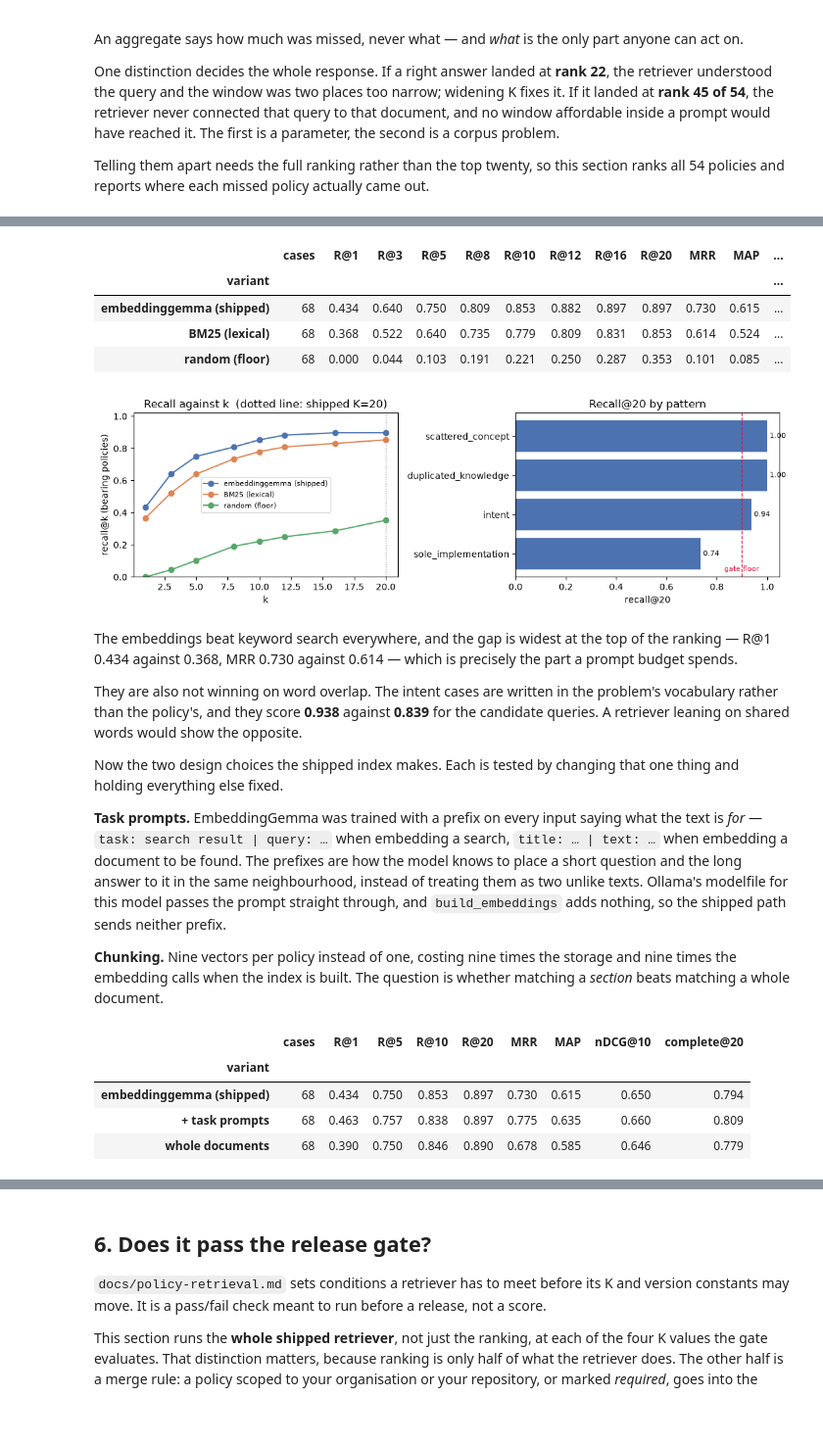
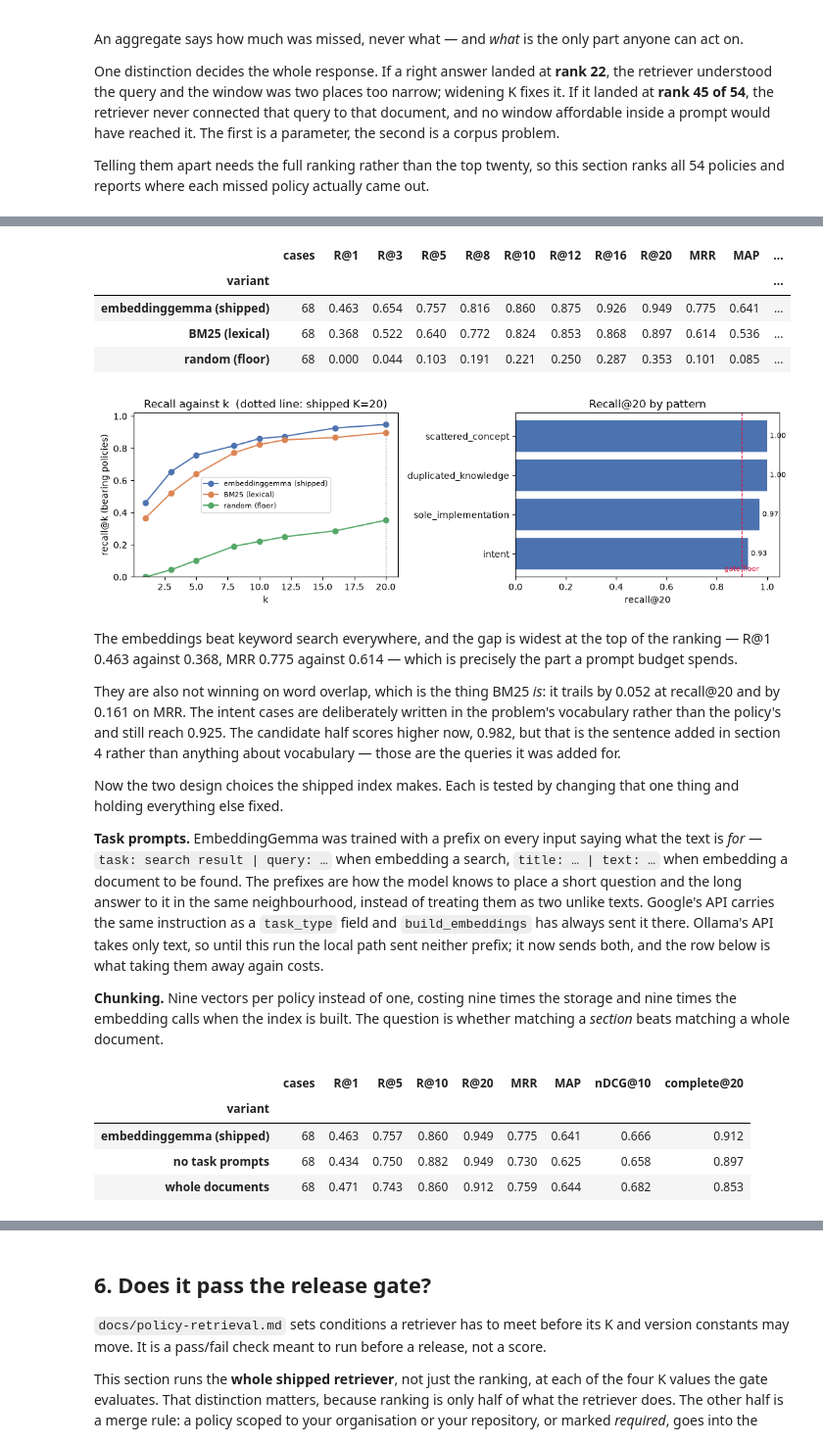
Before and after one commit to Furkan-rgb/arch_compass, a Jupyter notebook: evaluation/retrieval-evaluation.ipynb, the cells around one changed output, grey strips where cells are left out. Shown at 98% size. Saved outputs shown, nothing was run; the diff lists cells and outputs as text; code cells hidden in the pictures; blank space fills up the shorter version.

```diff
--- a/evaluation/retrieval-evaluation.ipynb
+++ b/evaluation/retrieval-evaluation.ipynb
@@ -87,7 +94,6 @@ from evaluation.harness import (
     Bm25PolicyIndex,
     InMemoryDenseIndex,
     RandomPolicyIndex,
-    TaskPrefixedEmbeddings,
     candidate_cases,
     chunk_report,
     evaluation_corpus,
@@ -96,6 +102,7 @@ from evaluation.harness import (
     label_coverage,
     load_cases,
     ollama_embeddings,
+    ollama_identity,
     report,
     run_retriever,
     scoped_policies,
@@ -104,7 +111,11 @@ from evaluation.harness import (
 )
 
 MODEL, DIMENSIONS, OLLAMA = "embeddinggemma", 768, "http://localhost:11434"
-IDENTITY = f"ollama:{MODEL}:{DIMENSIONS}"
+
+#: The product's name for these vectors, asked for rather than assembled — it carries the
+#: `:task-prompted` suffix, and an index built under the wrong name is one a review cannot
+#: read.
+IDENTITY = ollama_identity(model=MODEL, dimensions=DIMENSIONS)
 
 #: 20 is the shipped `DENSE_RETRIEVER_RELEASE_TOP_K`. The smaller values are where a
 #: retriever that is merely *eventually* right stops looking right.
@@ -426,18 +436,20 @@ report.recall_charts(shipped, lexical, floor, ks=KS)
 # %% [output]
 |  | cases | R@1 | R@3 | R@5 | R@8 | R@10 | R@12 | R@16 | R@20 | MRR | MAP | ... |
 | variant |  |  |  |  |  |  |  |  |  |  |  | ... |
-| embeddinggemma (shipped) | 68 | 0.434 | 0.640 | 0.750 | 0.809 | 0.853 | 0.882 | 0.897 | 0.897 | 0.730 | 0.615 | ... |
-| BM25 (lexical) | 68 | 0.368 | 0.522 | 0.640 | 0.735 | 0.779 | 0.809 | 0.831 | 0.853 | 0.614 | 0.524 | ... |
+| embeddinggemma (shipped) | 68 | 0.463 | 0.654 | 0.757 | 0.816 | 0.860 | 0.875 | 0.926 | 0.949 | 0.775 | 0.641 | ... |
+| BM25 (lexical) | 68 | 0.368 | 0.522 | 0.640 | 0.772 | 0.824 | 0.853 | 0.868 | 0.897 | 0.614 | 0.536 | ... |
 | random (floor) | 68 | 0.000 | 0.044 | 0.103 | 0.191 | 0.221 | 0.250 | 0.287 | 0.353 | 0.101 | 0.085 | ... |
-[figure, old version]
+[figure, new version]
 # %% [markdown]
 The embeddings beat keyword search everywhere, and the gap is widest at the top of the
-ranking — R@1 0.434 against 0.368, MRR 0.730 against 0.614 — which is precisely the part a
+ranking — R@1 0.463 against 0.368, MRR 0.775 against 0.614 — which is precisely the part a
 prompt budget spends.
 
-They are also not winning on word overlap. The intent cases are written in the problem's
-vocabulary rather than the policy's, and they score **0.938** against **0.839** for the
-candidate queries. A retriever leaning on shared words would show the opposite.
+They are also not winning on word overlap, which is the thing BM25 *is*: it trails by 0.052 at
+recall@20 and by 0.161 on MRR. The intent cases are deliberately written in the problem's
+vocabulary rather than the policy's and still reach 0.925. The candidate half scores higher
+now, 0.982, but that is the sentence added in section 4 rather than anything about vocabulary —
+those are the queries it was added for.
 
 Now the two design choices the shipped index makes. Each is tested by changing that one thing
 and holding everything else fixed.
@@ -446,39 +458,41 @@ and holding everything else fixed.
 is *for* — `task: search result | query: …` when embedding a search, `title: … | text: …` when
 embedding a document to be found. The prefixes are how the model knows to place a short
 question and the long answer to it in the same neighbourhood, instead of treating them as two
-unlike texts. Ollama's modelfile for this model passes the prompt straight through, and
-`build_embeddings` adds nothing, so the shipped path sends neither prefix.
+unlike texts. Google's API carries the same instruction as a `task_type` field and
+`build_embeddings` has always sent it there. Ollama's API takes only text, so until this run
+the local path sent neither prefix; it now sends both, and the row below is what taking them
+away again costs.
 
 **Chunking.** Nine vectors per policy instead of one, costing nine times the storage and nine
 times the embedding calls when the index is built. The question is whether matching a
 *section* beats matching a whole document.
 # %%
-prompted = InMemoryDenseIndex(
-    TaskPrefixedEmbeddings(embeddings),
-    embedding_identity=f"{IDENTITY}:prompted",
+bare = InMemoryDenseIndex(
+    ollama_embeddings(model=MODEL, dimensions=DIMENSIONS, base_url=OLLAMA, task_prompts=False),
+    embedding_identity=f"{IDENTITY}:unprompted",
     dimensions=DIMENSIONS,
 )
 whole = InMemoryDenseIndex(
     embeddings,
     embedding_identity=f"{IDENTITY}:whole",
     dimensions=DIMENSIONS,
     chunker=whole_document_chunks,
 )
 
 display(
     report.table(
         shipped,
-        report.evaluate(prompted, corpus, cases, label="+ task prompts", ks=KS),
+        report.evaluate(bare, corpus, cases, label="no task prompts", ks=KS),
         report.evaluate(whole, corpus, cases, label="whole documents", ks=KS),
         ks=(1, 5, 10, 20),
     )
 )
 # %% [output]
 |  | cases | R@1 | R@5 | R@10 | R@20 | MRR | MAP | nDCG@10 | complete@20 |
 | variant |  |  |  |  |  |  |  |  |  |
-| embeddinggemma (shipped) | 68 | 0.434 | 0.750 | 0.853 | 0.897 | 0.730 | 0.615 | 0.650 | 0.794 |
-| + task prompts | 68 | 0.463 | 0.757 | 0.838 | 0.897 | 0.775 | 0.635 | 0.660 | 0.809 |
-| whole documents | 68 | 0.390 | 0.750 | 0.846 | 0.890 | 0.678 | 0.585 | 0.646 | 0.779 |
+| embeddinggemma (shipped) | 68 | 0.463 | 0.757 | 0.860 | 0.949 | 0.775 | 0.641 | 0.666 | 0.912 |
+| no task prompts | 68 | 0.434 | 0.750 | 0.882 | 0.949 | 0.730 | 0.625 | 0.658 | 0.897 |
+| whole documents | 68 | 0.471 | 0.743 | 0.860 | 0.912 | 0.759 | 0.644 | 0.682 | 0.853 |
 # %%
 # The third choice: `retrieval_query` appends the case's constraints to every query. Only the
 # 28 candidate cases have a case to strip, so this is scored on its own rather than mixed in.
```
Also changed, not shown: parts of 17 cells of this notebook, 2 other files.
